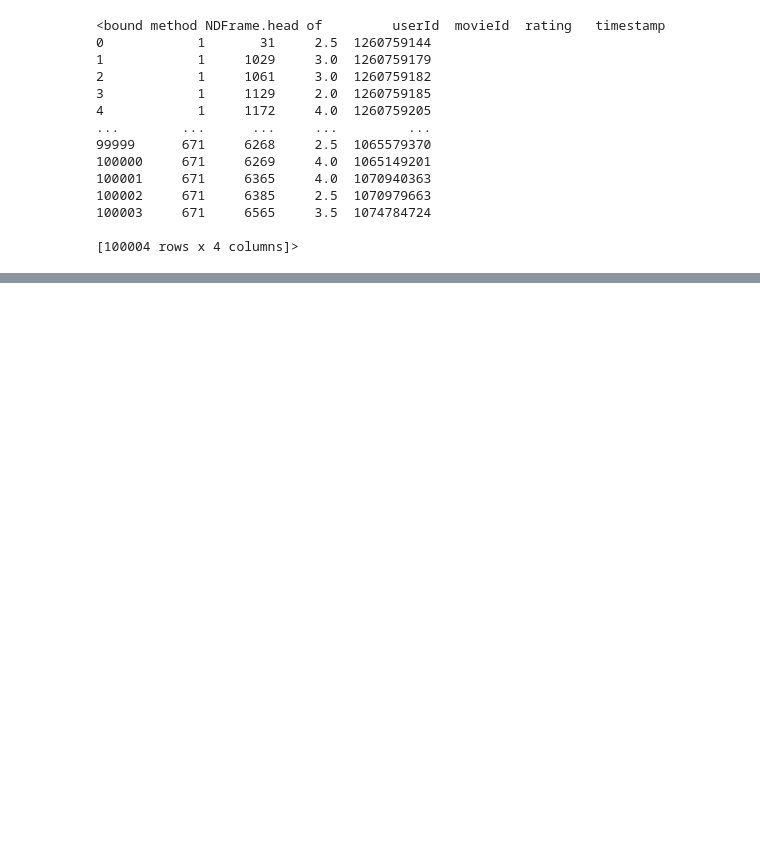
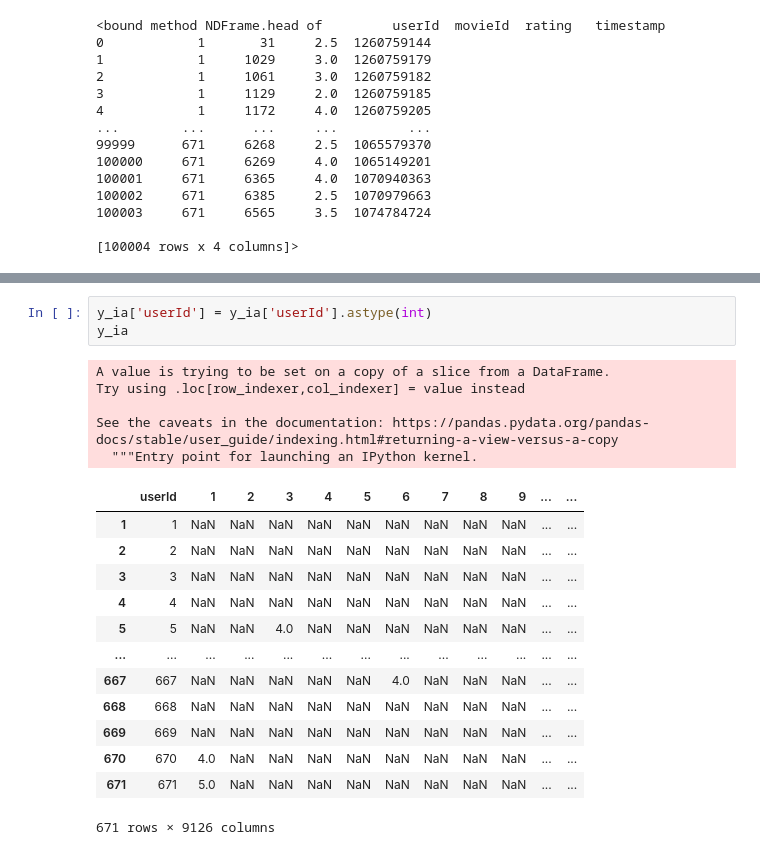
Before and after one commit to ElenaVillano/sistemas_recomendacion, a Jupyter notebook: Proyecto_Final_Equipo_7.ipynb, the cells around one changed output, grey strips where cells are left out. Drawn from its saved outputs; the diff is of its cells as text; blank space fills up the shorter version.

```diff
--- a/Proyecto_Final_Equipo_7.ipynb
+++ b/Proyecto_Final_Equipo_7.ipynb
@@ -159,0 +302,22 @@ credits.head
+# %%
+y_ia['userId'] = y_ia['userId'].astype(int)
+y_ia
+# %% [output]
+A value is trying to be set on a copy of a slice from a DataFrame.
+Try using .loc[row_indexer,col_indexer] = value instead
+
+See the caveats in the documentation: https://pandas.pydata.org/pandas-docs/stable/user_guide/indexing.html#returning-a-view-versus-a-copy
+  """Entry point for launching an IPython kernel.
+|  | userId | 1 | 2 | 3 | 4 | 5 | 6 | 7 | 8 | 9 | ... | ... |
+| 1 | 1 | NaN | NaN | NaN | NaN | NaN | NaN | NaN | NaN | NaN | ... | ... |
+| 2 | 2 | NaN | NaN | NaN | NaN | NaN | NaN | NaN | NaN | NaN | ... | ... |
+| 3 | 3 | NaN | NaN | NaN | NaN | NaN | NaN | NaN | NaN | NaN | ... | ... |
+| 4 | 4 | NaN | NaN | NaN | NaN | NaN | NaN | NaN | NaN | NaN | ... | ... |
+| 5 | 5 | NaN | NaN | 4.0 | NaN | NaN | NaN | NaN | NaN | NaN | ... | ... |
+| ... | ... | ... | ... | ... | ... | ... | ... | ... | ... | ... | ... | ... |
+| 667 | 667 | NaN | NaN | NaN | NaN | NaN | 4.0 | NaN | NaN | NaN | ... | ... |
+| 668 | 668 | NaN | NaN | NaN | NaN | NaN | NaN | NaN | NaN | NaN | ... | ... |
+| 669 | 669 | NaN | NaN | NaN | NaN | NaN | NaN | NaN | NaN | NaN | ... | ... |
+| 670 | 670 | 4.0 | NaN | NaN | NaN | NaN | NaN | NaN | NaN | NaN | ... | ... |
+| 671 | 671 | 5.0 | NaN | NaN | NaN | NaN | NaN | NaN | NaN | NaN | ... | ... |
+671 rows × 9126 columns
```
Also changed, not shown: parts of 21 cells of this notebook.
